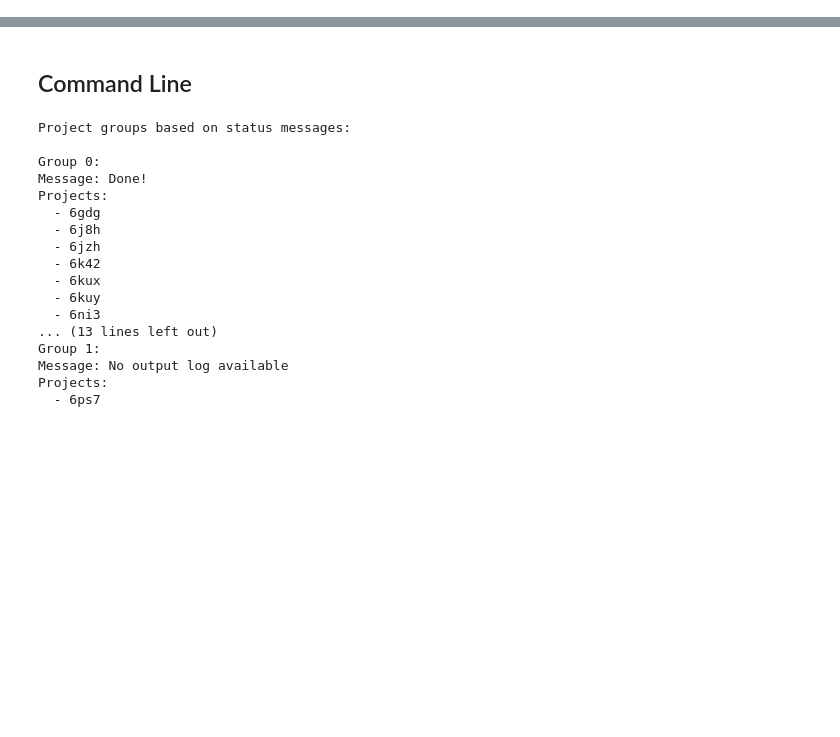
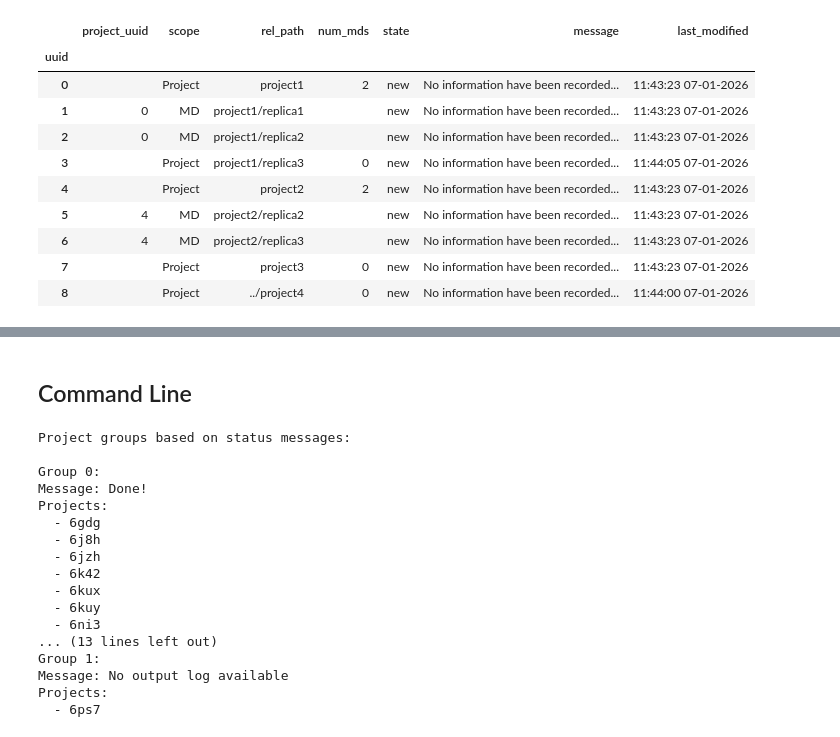
Before and after one commit to mmb-irb/MDDB-workflow, a Jupyter notebook: docs/source/dataset.ipynb, the cells around one changed output, grey strips where cells are left out. Cells and saved outputs as stored; diff of their text form; code cells hidden in the pictures; blank space fills up the shorter version.

```diff
--- a/docs/source/dataset.ipynb
+++ b/docs/source/dataset.ipynb
@@ -4,0 +514,16 @@
+# %%
+# Test removing an MD by directory path
+ds.remove_entry(test_dir+'/project2/replica1')
+ds.dataframe
+# %% [output]
+|  | project_uuid | scope | rel_path | num_mds | state | message | last_modified |
+| uuid |  |  |  |  |  |  |  |
+| 0 |  | Project | project1 | 2 | new | No information have been recorded... | 11:43:23 07-01-2026 |
+| 1 | 0 | MD | project1/replica1 |  | new | No information have been recorded... | 11:43:23 07-01-2026 |
+| 2 | 0 | MD | project1/replica2 |  | new | No information have been recorded... | 11:43:23 07-01-2026 |
+| 3 |  | Project | project1/replica3 | 0 | new | No information have been recorded... | 11:44:05 07-01-2026 |
+| 4 |  | Project | project2 | 2 | new | No information have been recorded... | 11:43:23 07-01-2026 |
+| 5 | 4 | MD | project2/replica2 |  | new | No information have been recorded... | 11:43:23 07-01-2026 |
+| 6 | 4 | MD | project2/replica3 |  | new | No information have been recorded... | 11:43:23 07-01-2026 |
+| 7 |  | Project | project3 | 0 | new | No information have been recorded... | 11:43:23 07-01-2026 |
+| 8 |  | Project | ../project4 | 0 | new | No information have been recorded... | 11:44:00 07-01-2026 |
```
Also changed, not shown: parts of 54 cells of this notebook, 4 other files.
